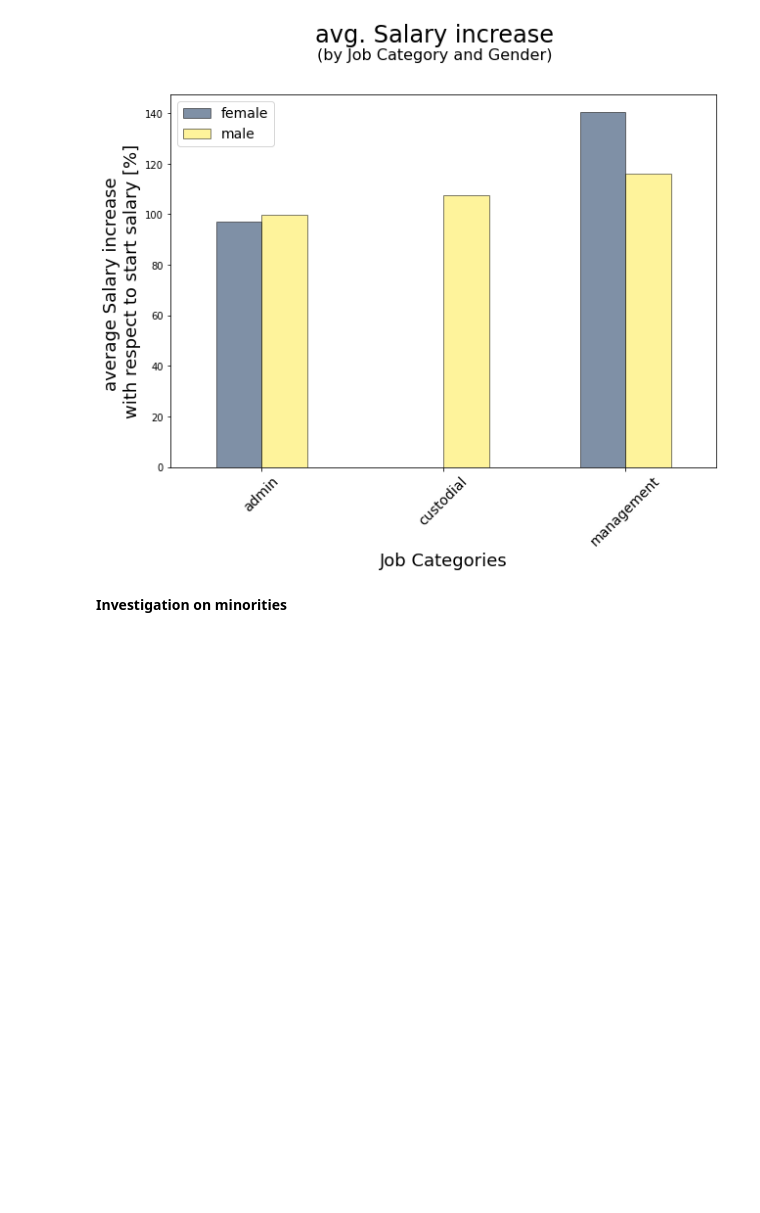
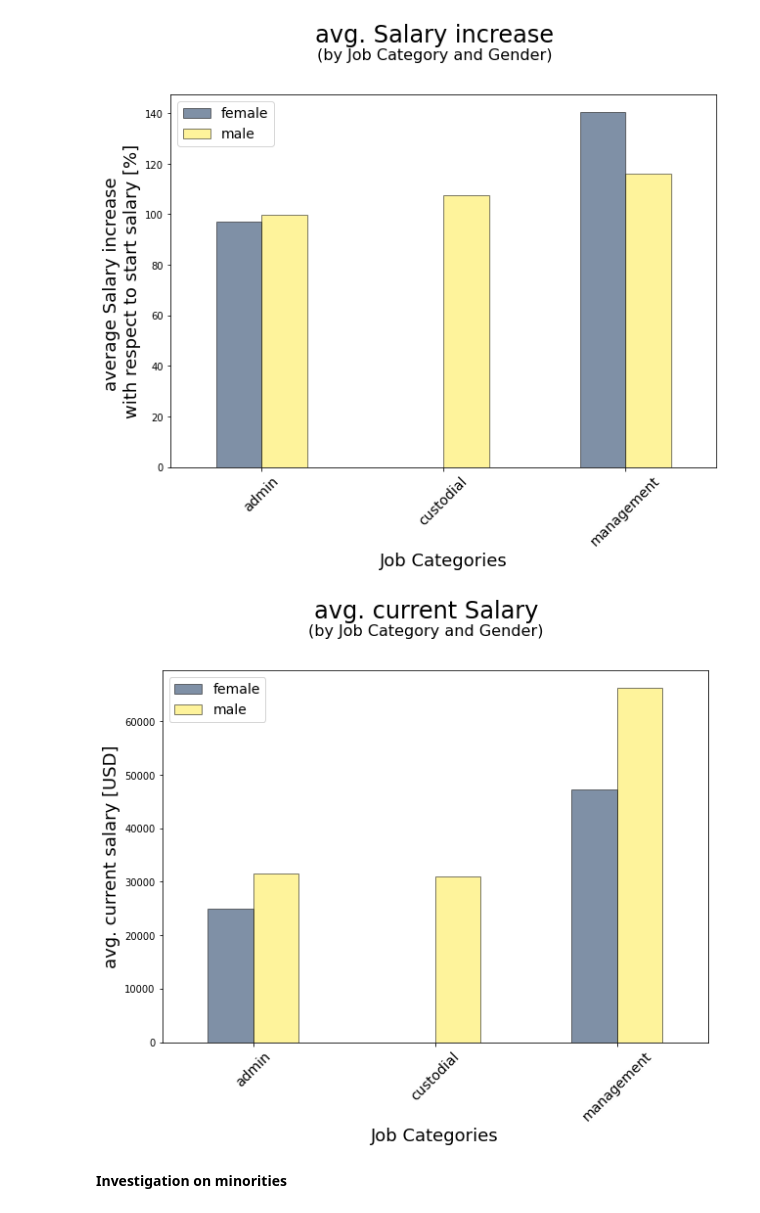
Before and after one commit to AIMPED/EDA_Bank_wages, a Jupyter notebook: EDA_work.ipynb, the cells around one changed output. Saved outputs shown, nothing was run; the diff lists cells and outputs as text; code cells hidden in the pictures; blank space fills up the shorter version.

```diff
--- a/EDA_work.ipynb
+++ b/EDA_work.ipynb
@@ -204,5 +225,20 @@ plt.xticks([0,1,2],['admin','custodial','management'],rotation=45, fontsize=14);
 # %% [output]
 [figure]
+# %%
+
+
+fig, ax = plt.subplots(figsize=(10,7))
+gb_job_gen['current_s'].mean().unstack().plot(kind='bar', edgecolor='black', alpha=0.5, ax=ax,colormap='cividis')
+
+fig.text(s="avg. current Salary",x=.5,y=1.0, fontsize = 24,ha='center', va='center')
+fig.text(s='(by Job Category and Gender)',x= .5,y=0.96, fontsize=16,ha='center', va='center')
+plt.xlabel("Job Categories", fontsize = 18)
+plt.ylabel("avg. current salary [USD]", fontsize = 18)
+plt.legend(['female','male'],fontsize=14)
+plt.xticks([0,1,2],['admin','custodial','management'],rotation=45, fontsize=14)
+plt.savefig('avg_current_salary_gender_jobcat.png',facecolor='w',bbox_inches='tight')
+# %% [output]
+[figure, added]
 # %% [markdown]
 **Investigation on minorities**
 # %%
```
Also changed, not shown: parts of 25 cells of this notebook, 2 other files.
